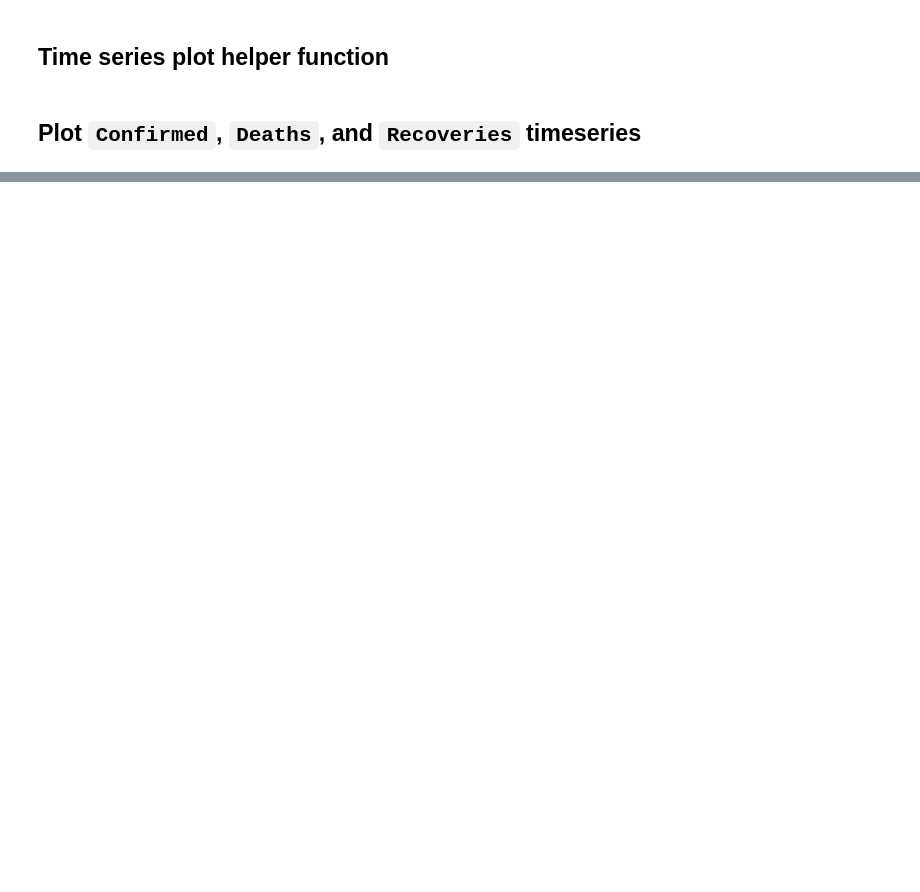
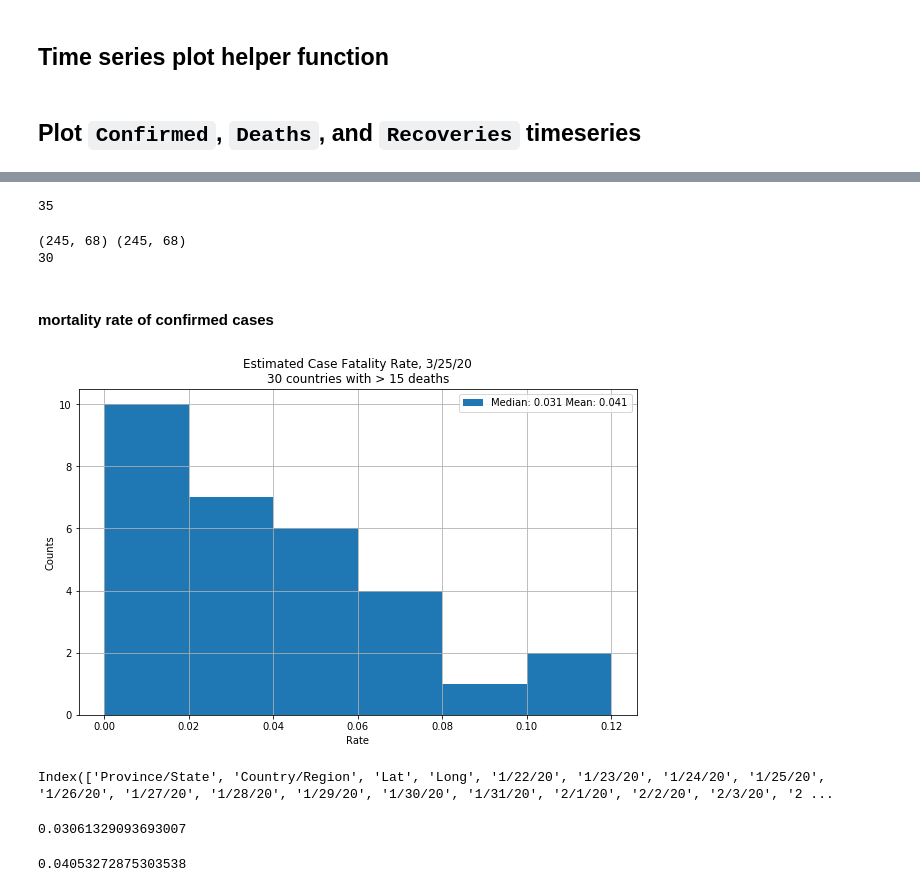
Before and after one commit to jcatanza/COVID-19, a Jupyter notebook: covid-19-cdf-jcat.ipynb, the cells around one changed output, grey strips where cells are left out. Saved outputs shown, nothing was run; the diff lists cells and outputs as text; code cells hidden in the pictures; blank space fills up the shorter version.

```diff
--- a/covid-19-cdf-jcat.ipynb
+++ b/covid-19-cdf-jcat.ipynb
@@ -224,0 +232,45 @@ Deaths
+# %%
+len(df_die[df_die[df_die.columns[-1]] > 10])
+# %% [output]
+35
+# %%
+# df_con has a row for west bank and gaza, while df_die does not
+min_deaths = 15
+print(df_die.shape, df_con.shape)
+df_con = df_con[df_con[df_con.columns[1]] != 'The West Bank and Gaza']
+
+num = df_die[df_die[df_die.columns[-1]] > min_deaths][df_die.columns[-1]]
+den = df_con[df_die[df_die.columns[-1]] > min_deaths][df_con.columns[-1]]
+print(len(num))
+# %% [output]
+(245, 68) (245, 68)
+30
+# %% [markdown]
+#### mortality rate of confirmed cases
+# %%
+rates = num/den
+# bins = [0.005, 0.015, 0.025, 0.035, 0.045, 0.055, 0.065, 0.075, 0.085, 0.095, 0.105]
+bins = [0,  0.02,  0.04,  0.06,  0.08,  0.10, 0.12]
+fig = plt.figure(figsize=(10,6))
+plt.hist(rates,bins = bins)
+plt.ylabel("Counts")
+plt.xlabel("Rate")
+plt.title("Estimated Case Fatality Rate, " + str(df_die.columns[-1]) + "\n" + str(len(rates)) +  " countries with > 15 deaths")
+plt.legend(["Median: "+str(round(1000*np.median(rates))/1000)+" Mean: "+str(round(1000*np.mean(rates))/1000)])
+plt.grid()
+pnt_name = 'estimated_CFR.png'
+fig.savefig(pnt_name)
+# %% [output]
+[figure, added]
+# %%
+df_die.columns
+# %% [output]
+Index(['Province/State', 'Country/Region', 'Lat', 'Long', '1/22/20', '1/23/20', '1/24/20', '1/25/20', '1/26/20', '1/27/20', '1/28/20', '1/29/20', '1/30/20', '1/31/20', '2/1/20', '2/2/20', '2/3/20', '2 ...
+# %%
+np.median(rates)
+# %% [output]
+0.03061329093693007
+# %%
+np.mean(rates)
+# %% [output]
+0.04053272875303538
```
Also changed, not shown: parts of 9 cells of this notebook, 32 other files.
